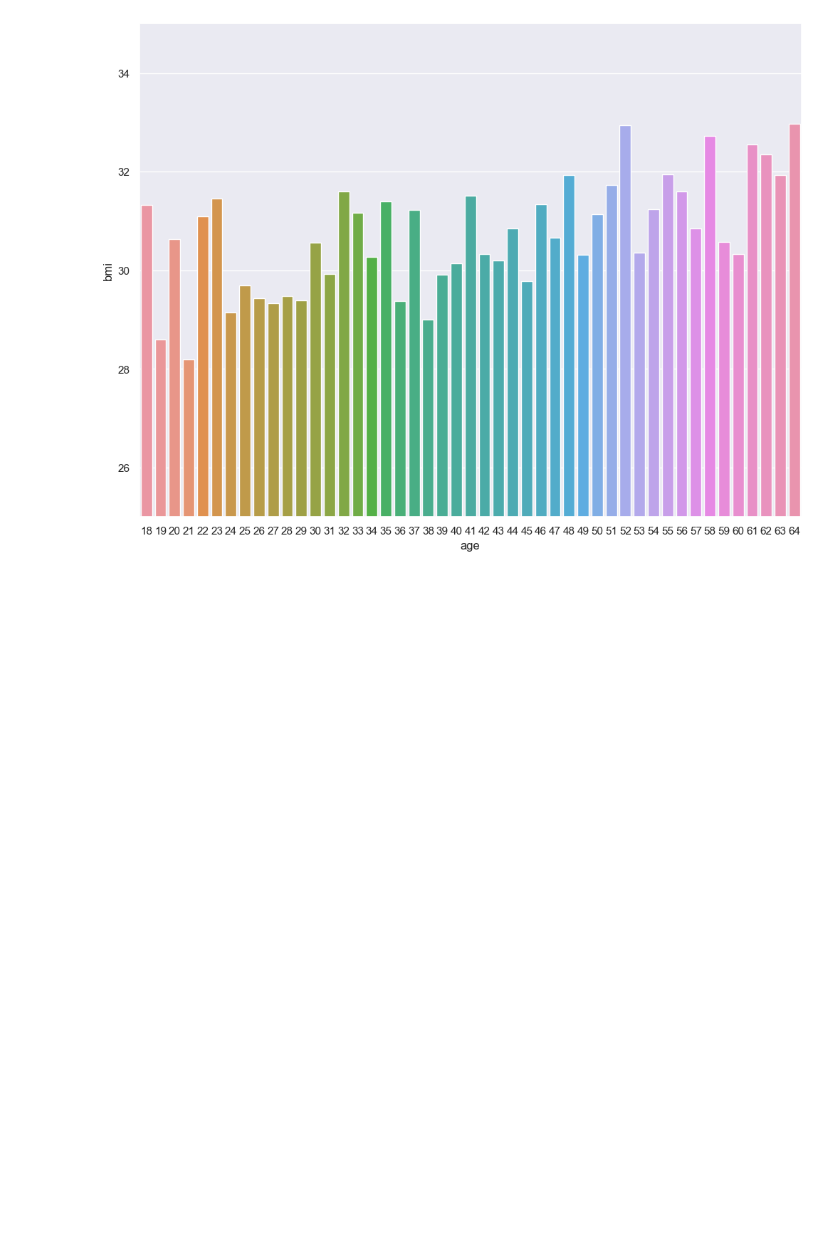
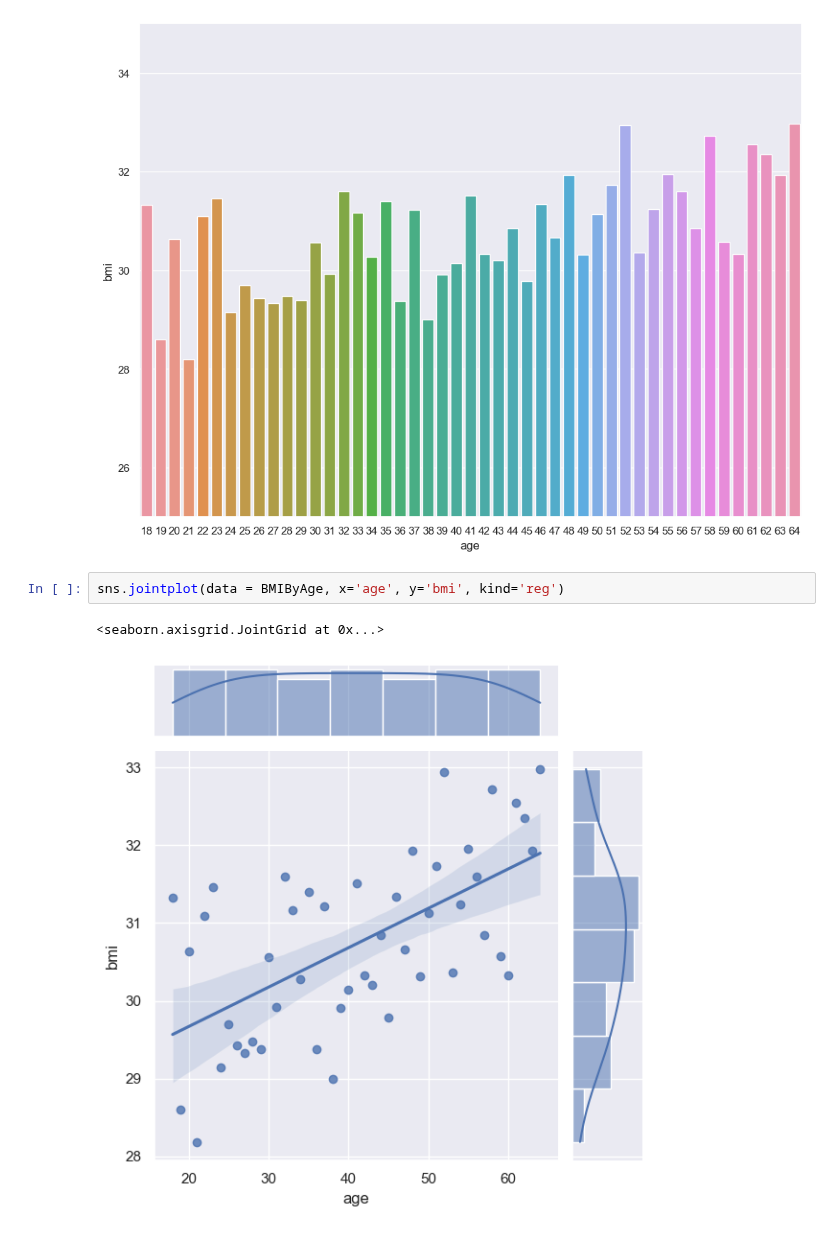
Before and after one commit to ubco-W2022T2-data301/project-group-group08, a Jupyter notebook: analysis/analysis2.ipynb, the cells around one changed output. Saved outputs shown, nothing was run; the diff lists cells and outputs as text; blank space fills up the shorter version.

```diff
--- a/analysis/analysis2.ipynb
+++ b/analysis/analysis2.ipynb
@@ -187,3 +187,8 @@ sns.barplot(data = BMIByAge, x='age', y='bmi').set(ylim=(25, 35))
 # %% [output]
 [(25.0, 35.0)]
 [figure]
+# %%
+sns.jointplot(data = BMIByAge, x='age', y='bmi', kind='reg')
+# %% [output]
+<seaborn.axisgrid.JointGrid at 0x...>
+[figure, added]
```
Also changed, not shown: parts of 2 cells of this notebook.
